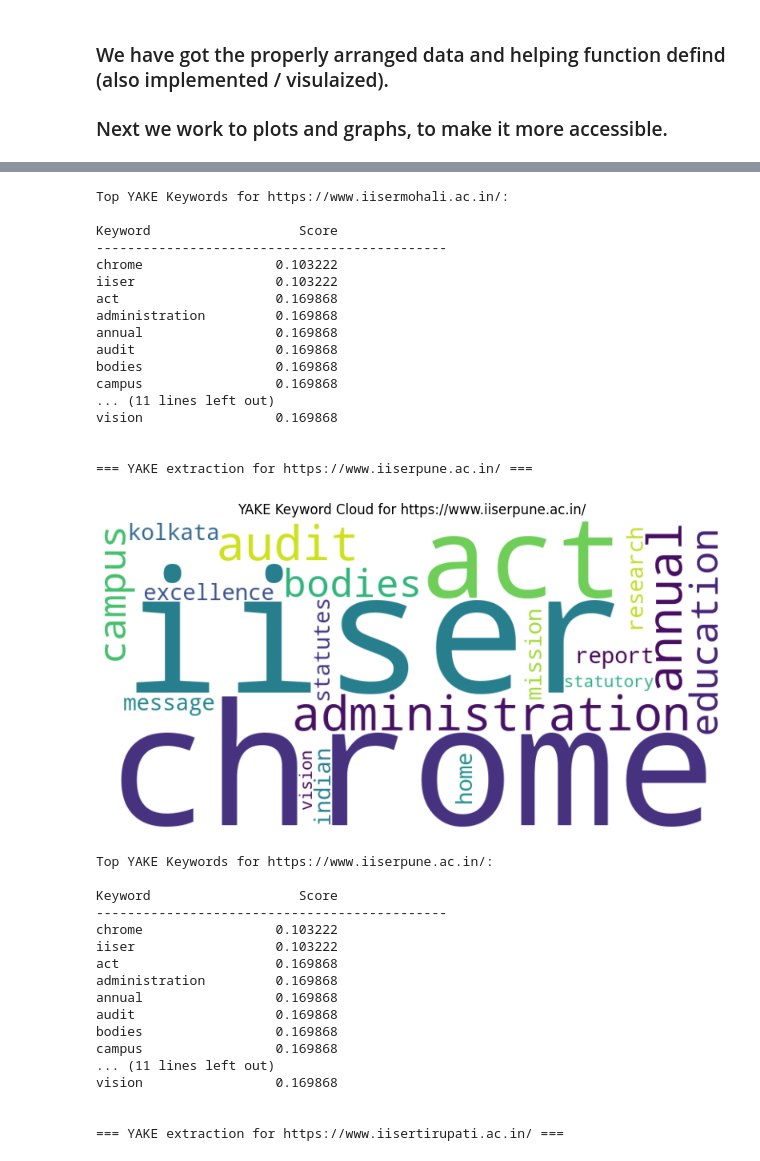
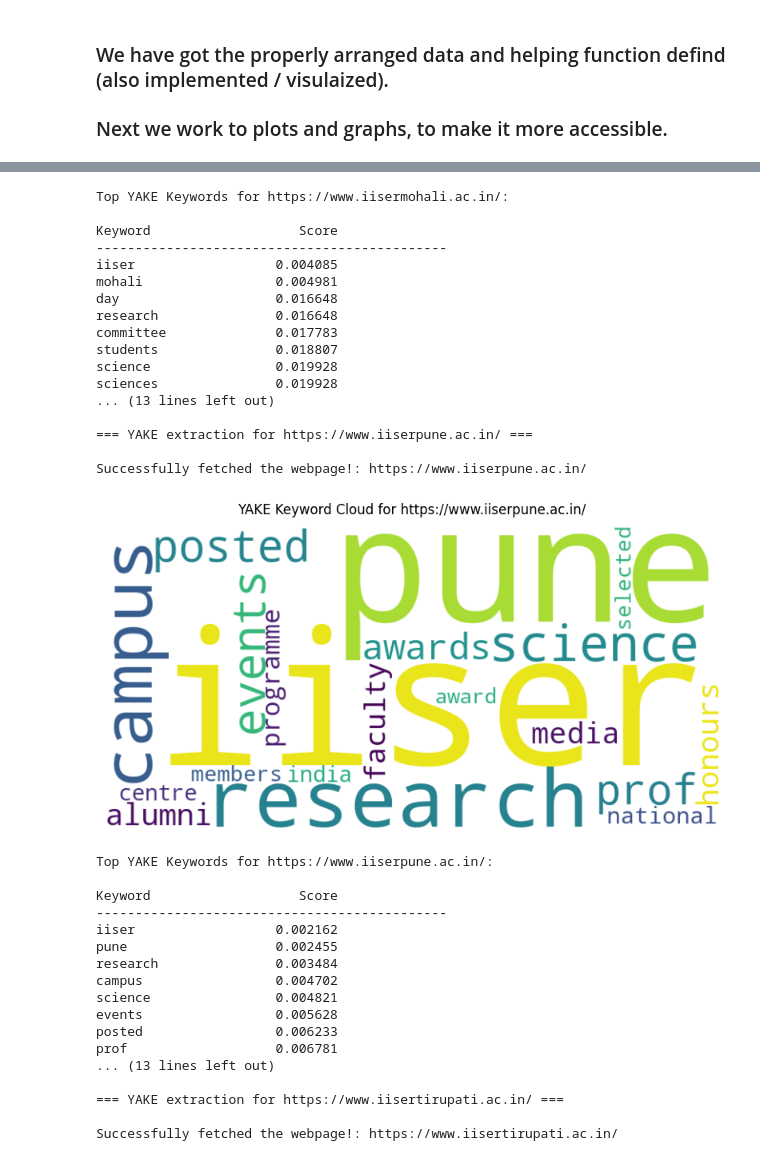
Before and after one commit to Someshiiser/KeyWord_Identification, a Jupyter notebook: Keyword_identification.ipynb, the cells around one changed output, grey strips where cells are left out. Drawn from its saved outputs; the diff is of its cells as text; code cells hidden in the pictures.

Commit message:
modified:   Keyword_identification.ipynb 	modified:   keywords.db

```diff
--- a/Keyword_identification.ipynb
+++ b/Keyword_identification.ipynb
@@ -88,6 +88,29 @@ def scrape_clean_count(url: str):
     return Word_counter # for further analysis
 
 
+#-------------------------------------------------------------------------------------------------------------------------------#
+#---------------------------------------------Gives only clean text for the url-------------------------------------------------#
+#-------------------------------------------------------------------------------------------------------------------------------#
+
+def clean_text(url: str):
+    response = requests.get(url)
+    if response.status_code == 200:
+        html_content = response.text
+        print("Successfully fetched the webpage!:", url)
+        print("")
+    else:
+        print("Failed to fetch the webpage. Status code:", response.status_code)
+    soup = BeautifulSoup(html_content, 'html.parser')
+    valid_tags = ['p', 'h1', 'h2', 'h3', 'h4', 'h5', 'h6', 'li']
+    text = " ".join([element.get_text() for element in soup.find_all(valid_tags)])
+    Clean_text = text.lower()
+    Clean_text =re.sub(r'[^a-z\s]', ' ',Clean_text)
+    Clean_text = re.sub(r'\b(?![ai]\b)[a-z]\b',' ',Clean_text)
+    Clean_text = re.sub(r'\s+',' ',Clean_text).strip()
+    return Clean_text
+
+
+
 # to see how the function's output looks like
 # scrape_clean_count("https://www.iisermohali.ac.in/")
 # %% [markdown]
@@ -543,9 +566,6 @@ import yake
 def yake_keywords_extract(text: str, max_keywords: int = 20):
     kw_extractor = yake.KeywordExtractor(lan="en", n=1, top=max_keywords)
     return kw_extractor.extract_keywords(text)
-
-
-
 
 
 def get_yake_for_url(conn: sqlite3.Connection, url: str, limit: int = 20):
@@ -583,7 +603,7 @@ for u in urls:
  # use the clean text you already have for this URL
 
 
-    yake_results = yake_keywords_extract(clean_text,max_keywords=20)
+    yake_results = yake_keywords_extract(clean_text(u),max_keywords=20)
     save_yake_keywords(conn, u, yake_results)
     yake_wordcloud(conn, u)
 
@@ -594,35 +616,35 @@ conn.close()
 Top YAKE Keywords for https://www.iisermohali.ac.in/:
 
 Keyword                   Score
 ---------------------------------------------
-chrome                 0.103222
-iiser                  0.103222
-act                    0.169868
-administration         0.169868
-annual                 0.169868
-audit                  0.169868
-bodies                 0.169868
-campus                 0.169868
-... (11 lines left out)
-vision                 0.169868
-
+iiser                  0.004085
+mohali                 0.004981
+day                    0.016648
+research               0.016648
+committee              0.017783
+students               0.018807
+science                0.019928
+sciences               0.019928
+... (13 lines left out)
 
 === YAKE extraction for https://www.iiserpune.ac.in/ ===
+
+Successfully fetched the webpage!: https://www.iiserpune.ac.in/
-[figure, old version]
+[figure, new version]
 Top YAKE Keywords for https://www.iiserpune.ac.in/:
 
 Keyword                   Score
 ---------------------------------------------
-chrome                 0.103222
-iiser                  0.103222
-act                    0.169868
-administration         0.169868
-annual                 0.169868
-audit                  0.169868
-bodies                 0.169868
-campus                 0.169868
-... (11 lines left out)
-vision                 0.169868
-
+iiser                  0.002162
+pune                   0.002455
+research               0.003484
+campus                 0.004702
+science                0.004821
+events                 0.005628
+posted                 0.006233
+prof                   0.006781
+... (13 lines left out)
 
 === YAKE extraction for https://www.iisertirupati.ac.in/ ===
+
+Successfully fetched the webpage!: https://www.iisertirupati.ac.in/
```
Also changed, not shown: parts of 2 cells of this notebook, 1 other file.
